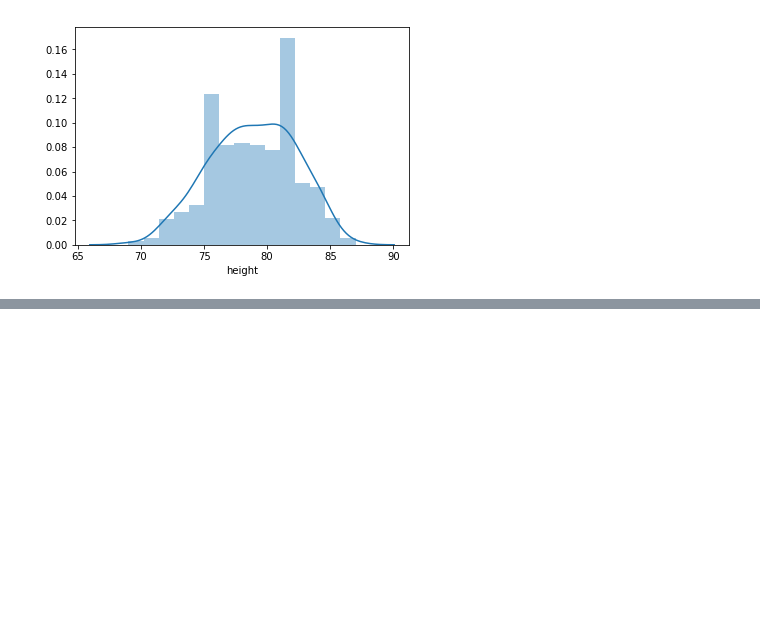
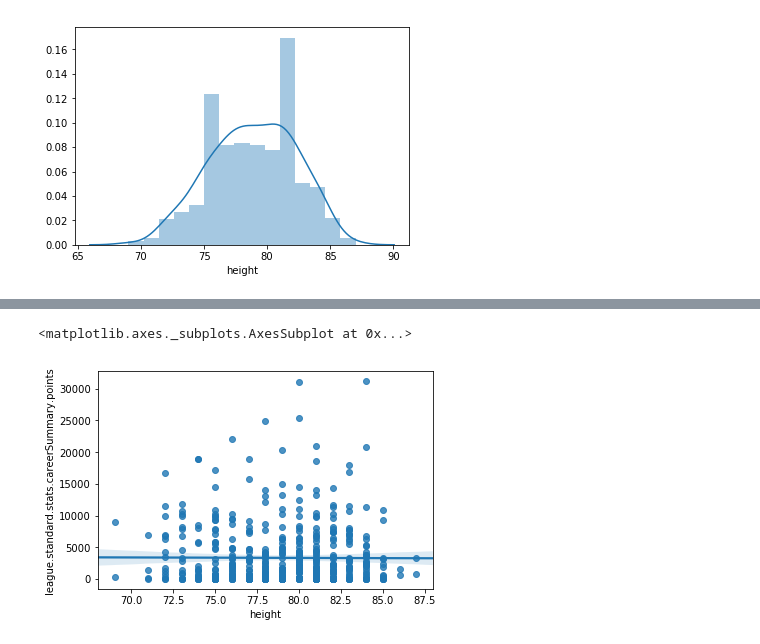
Before and after one commit to ycharm/practice_projects, a Jupyter notebook: BasketballDataExploration.ipynb, the cells around one changed output, grey strips where cells are left out. Cells and saved outputs as stored; diff of their text form; code cells hidden in the pictures; blank space fills up the shorter version.

```diff
--- a/BasketballDataExploration.ipynb
+++ b/BasketballDataExploration.ipynb
@@ -44,0 +48,3 @@ NameError: name 'sns' is not defined
+# %%
+#get basketball players stats file and relevant columns. what columns measure performance
+stats_df = pd.read_pickle('basketballstats.pkl')
@@ -44,0 +71,6 @@ NameError: name 'sns' is not defined
+# %%
+#index stats by player_ID
+stats_df.set_index(['player_ID'], inplace = True)
+points = stats_df['league.standard.stats.careerSummary.points']
+#convert to numerics
+points = pd.to_numeric(points)
@@ -44,0 +88,13 @@ NameError: name 'sns' is not defined
+# %%
+#rename index to ID in both players_df and points
+points.index.rename('ID',inplace = True)
+players_df.index.rename('ID',inplace = True)
+# %%
+#add points to players df
+players_df = players_df.join(points)
+# %%
+#is their a correlation between height and career points? Apparently not really!
+sns.regplot(x = 'height', y = 'league.standard.stats.careerSummary.points', data = players_df)
+# %% [output]
+<matplotlib.axes._subplots.AxesSubplot at 0x...>
+[figure, added]
```
Also changed, not shown: parts of 13 cells of this notebook.
